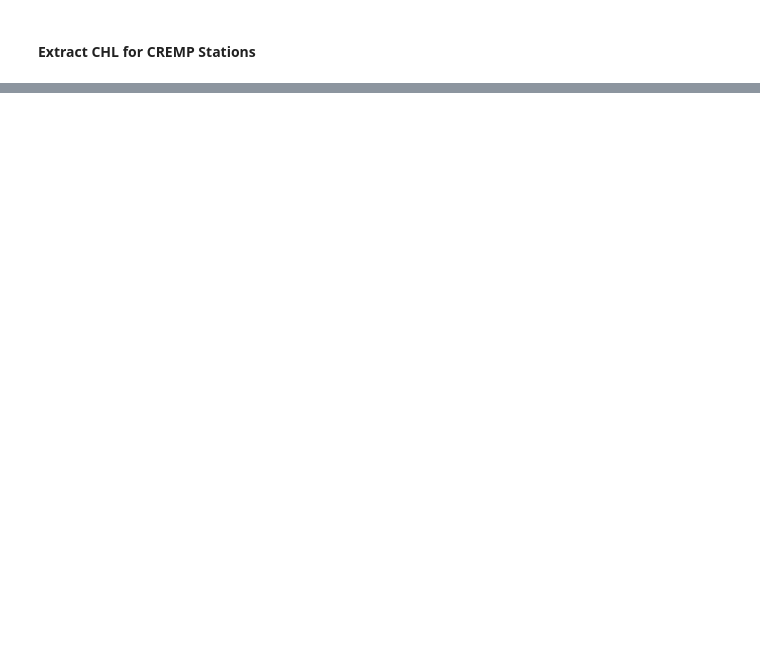
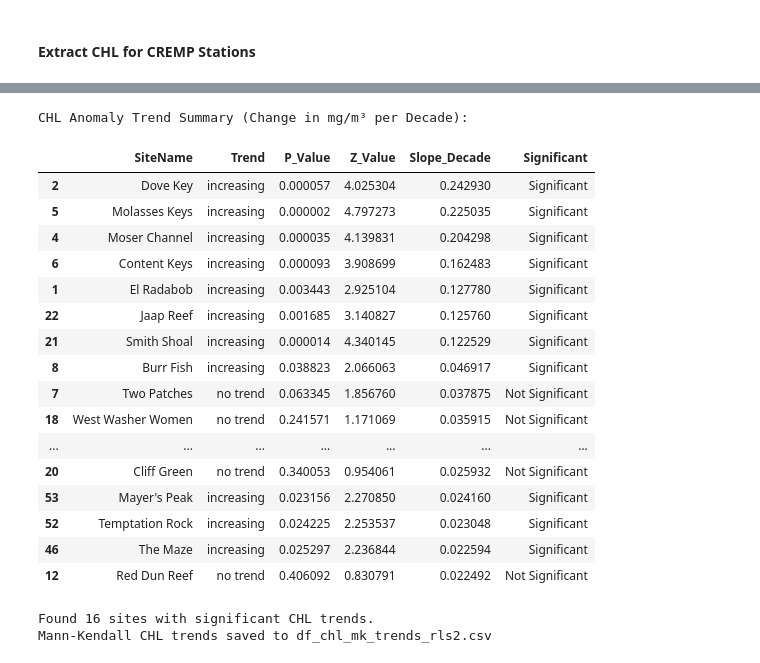
Before and after one commit to eqmh/multitressor, a Jupyter notebook: corals_stressors.ipynb, the cells around one changed output, grey strips where cells are left out. Saved outputs shown, nothing was run; the diff lists cells and outputs as text; code cells hidden in the pictures; blank space fills up the shorter version.

```diff
--- a/corals_stressors.ipynb
+++ b/corals_stressors.ipynb
@@ -2111,0 +2130,60 @@ plt.show()
+# %%
+# 1. Initialize list to store results
+mk_chl_results = []
+
+print("Calculating Deseasonalized Monthly CHL Anomalies and MK Trends...")
+
+# 2. Iterate through each site
+for site_name, df_site in tqdm(site_chl_results.items()):
+
+    # Create a copy and ensure Date is datetime
+    df = df_site.copy()
+    df['Date'] = pd.to_datetime(df['Date'])
+    df = df.set_index('Date')
+
+    # A. Resample to Monthly Mean (ensuring MS frequency)
+    df_monthly = df['CHL_Mean'].resample('MS').mean().to_frame()
+
+    # B. Calculate Climatology (Average for each month 1-12)
+    df_monthly['Month'] = df_monthly.index.month
+    climatology = df_monthly.groupby('Month')['CHL_Mean'].mean()
+
+    # C. Subtract Climatology to get Anomaly
+    df_monthly['Anomaly'] = df_monthly['CHL_Mean'] - df_monthly['Month'].map(climatology)
+
+    # D. Perform Mann-Kendall on the Anomaly
+    data = df_monthly['Anomaly'].dropna().values
+
+    if len(data) > 24: # Require at least 2 years of data
+        res = mk.original_test(data)
+
+        # E. Convert Slope to Decadal
+        # Slope is (mg/m³)/month -> *12 (Annual) *10 (Decadal)
+        slope_per_decade = res.slope * 12 * 10
+
+        mk_chl_results.append({
+            'SiteName': site_name,
+            'Trend': res.trend,
+            'P_Value': res.p,
+            'Z_Value': res.z,
+            'Slope_Decade': slope_per_decade,
+            'Significant': 'Significant' if res.p <= 0.05 else 'Not Significant'
+        })
+
+# 3. Create Summary DataFrame
+df_mk_chl_trends = pd.DataFrame(mk_chl_results)
+
+print("\nCHL Anomaly Trend Summary (Change in mg/m³ per Decade):")
+display(df_mk_chl_trends.sort_values('Slope_Decade', ascending=False).head(20))
+
+sig_sites = df_mk_chl_trends[df_mk_chl_trends['Significant'] == 'Significant']
+print(f"Found {len(sig_sites)} sites with significant CHL trends.")
+
+# Save the Mann-Kendall CHL trends to a CSV file
+output_path = "df_chl_mk_trends_rls2.csv"
+df_mk_chl_trends.to_csv(output_path, index=False)
+print(f"Mann-Kendall CHL trends saved to {output_path}")
+
+# Display a preview of the saved file
+display(df_mk_chl_trends.head(10))
+# %% [output]
@@ -2111,0 +2191,20 @@ plt.show()
+CHL Anomaly Trend Summary (Change in mg/m³ per Decade):
+|  | SiteName | Trend | P_Value | Z_Value | Slope_Decade | Significant |
+| 2 | Dove Key | increasing | 0.000057 | 4.025304 | 0.242930 | Significant |
+| 5 | Molasses Keys | increasing | 0.000002 | 4.797273 | 0.225035 | Significant |
+| 4 | Moser Channel | increasing | 0.000035 | 4.139831 | 0.204298 | Significant |
+| 6 | Content Keys | increasing | 0.000093 | 3.908699 | 0.162483 | Significant |
+| 1 | El Radabob | increasing | 0.003443 | 2.925104 | 0.127780 | Significant |
+| 22 | Jaap Reef | increasing | 0.001685 | 3.140827 | 0.125760 | Significant |
+| 21 | Smith Shoal | increasing | 0.000014 | 4.340145 | 0.122529 | Significant |
+| 8 | Burr Fish | increasing | 0.038823 | 2.066063 | 0.046917 | Significant |
+| 7 | Two Patches | no trend | 0.063345 | 1.856760 | 0.037875 | Not Significant |
+| 18 | West Washer Women | no trend | 0.241571 | 1.171069 | 0.035915 | Not Significant |
+| ... | ... | ... | ... | ... | ... | ... |
+| 20 | Cliff Green | no trend | 0.340053 | 0.954061 | 0.025932 | Not Significant |
+| 53 | Mayer's Peak | increasing | 0.023156 | 2.270850 | 0.024160 | Significant |
+| 52 | Temptation Rock | increasing | 0.024225 | 2.253537 | 0.023048 | Significant |
+| 46 | The Maze | increasing | 0.025297 | 2.236844 | 0.022594 | Significant |
+| 12 | Red Dun Reef | no trend | 0.406092 | 0.830791 | 0.022492 | Not Significant |
+Found 16 sites with significant CHL trends.
+Mann-Kendall CHL trends saved to df_chl_mk_trends_rls2.csv
```
Also changed, not shown: parts of 13 cells of this notebook.
